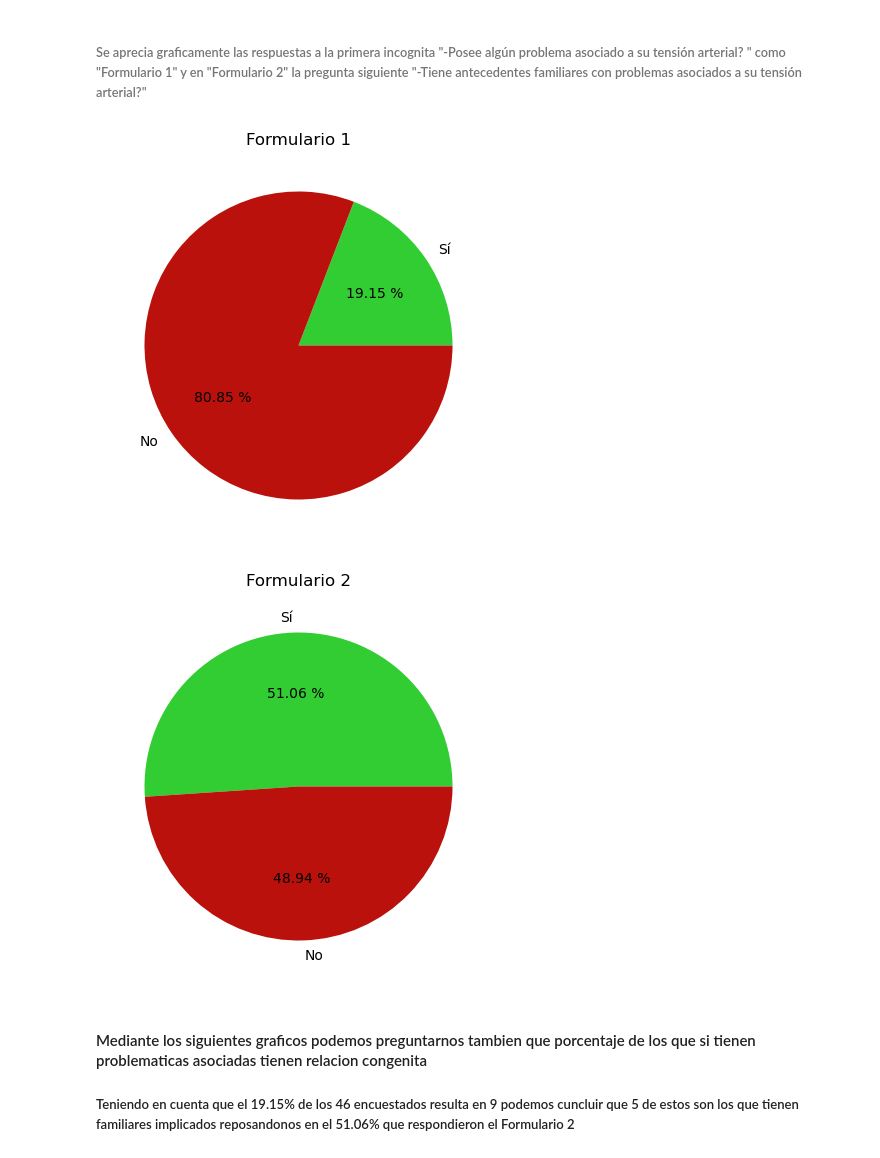
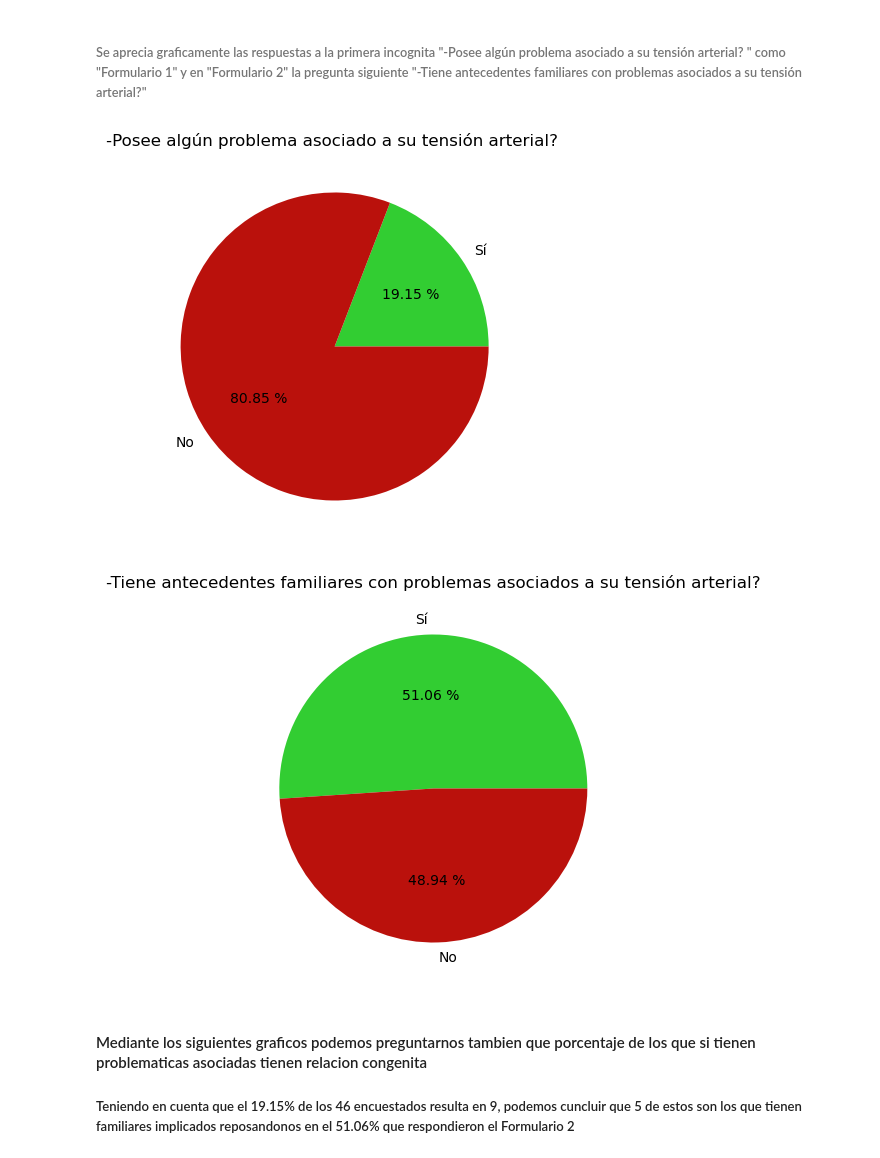
Before and after one commit to ThomasCybart/Tension.Arterial-P, a Jupyter notebook: scripts/Read.ipynb, the cells around one changed output. Saved outputs shown, nothing was run; the diff lists cells and outputs as text; code cells hidden in the pictures.

```diff
--- a/scripts/Read.ipynb
+++ b/scripts/Read.ipynb
@@ -41,24 +40,24 @@ df
 # %%
 s = df.loc[df["F1"] == "Sí"].count()[0]
 n = df.loc[df["F1"] == "No"].count()[0]
 labels = ["Sí", "No"]
 colors = ["#32cd32", "#BA110C"]
 plt.figure(figsize=(8,5))
-plt.title("Formulario 1")
+plt.title("-Posee algún problema asociado a su tensión arterial? ")
 plt.pie([s, n], labels=labels, colors=colors, autopct="%.2f %%")
 plt.show()
 
 s = df.loc[df["F2"] == "Sí"].count()[0]
 n = df.loc[df["F2"] == "No"].count()[0]
 labels = ["Sí", "No"]
 colors = ["#32cd32", "#BA110C"]
 plt.figure(figsize=(8,5))
-plt.title("Formulario 2")
+plt.title("-Tiene antecedentes familiares con problemas asociados a su tensión arterial?")
 plt.pie([s, n], labels=labels, colors=colors, autopct="%.2f %%")
 plt.show()
 # %% [output]
-[figure, old version]
+[figure, new version]
-[figure, old version]
+[figure, new version]
 # %% [markdown]
 #### Mediante los siguientes graficos podemos preguntarnos tambien que porcentaje de los que si tienen problematicas asociadas tienen relacion congenita
-##### Teniendo en cuenta que el 19.15% de los 46 encuestados resulta en 9 podemos cuncluir que 5 de estos son los que tienen familiares implicados reposandonos en el 51.06% que respondieron el Formulario 2
+##### Teniendo en cuenta que el 19.15% de los 46 encuestados resulta en 9, podemos cuncluir que 5 de estos son los que tienen familiares implicados reposandonos en el 51.06% que respondieron el Formulario 2
```
Also changed, not shown: parts of 7 cells of this notebook.
